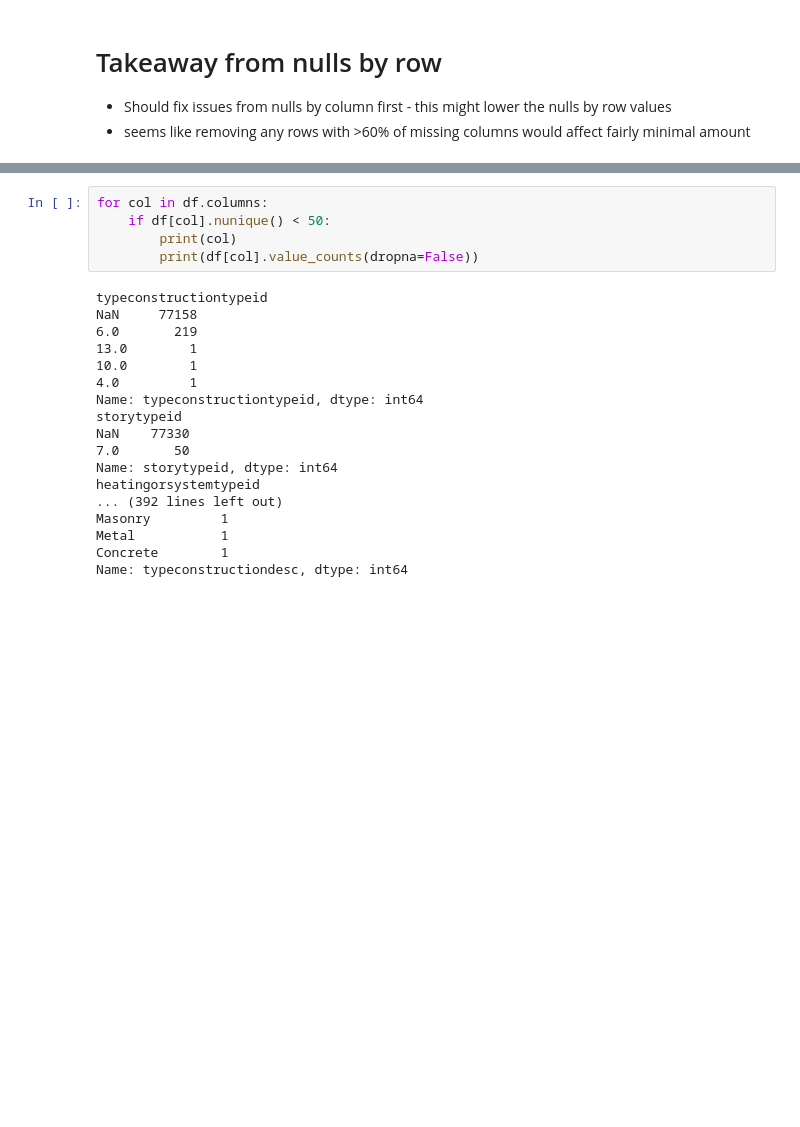
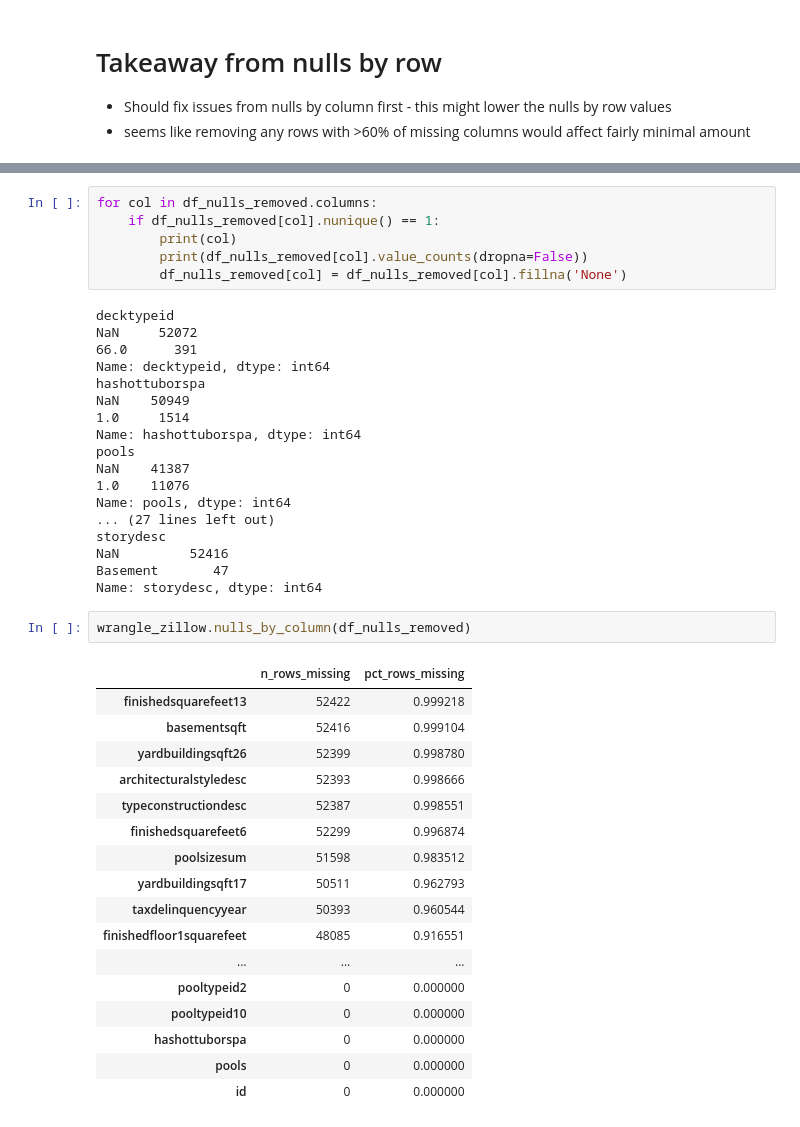
Before and after one commit to jesse-d-marder/clustering-exercises, a Jupyter notebook: zillow.ipynb, the cells around one changed output, grey strips where cells are left out. Drawn from its saved outputs; the diff is of its cells as text; blank space fills up the shorter version.

```diff
--- a/zillow.ipynb
+++ b/zillow.ipynb
@@ -97,23 +165,44 @@ wrangle_zillow.nulls_by_row(df)
 # %%
-for col in df.columns:
-    if df[col].nunique() < 50:
+for col in df_nulls_removed.columns:
+    if df_nulls_removed[col].nunique() == 1:
         print(col)
-        print(df[col].value_counts(dropna=False))
+        print(df_nulls_removed[col].value_counts(dropna=False))
+        df_nulls_removed[col] = df_nulls_removed[col].fillna('None')
 # %% [output]
-typeconstructiontypeid
-NaN     77158
-6.0       219
-13.0        1
-10.0        1
-4.0         1
-Name: typeconstructiontypeid, dtype: int64
-storytypeid
-NaN    77330
-7.0       50
-Name: storytypeid, dtype: int64
-heatingorsystemtypeid
-... (392 lines left out)
-Masonry         1
-Metal           1
-Concrete        1
-Name: typeconstructiondesc, dtype: int64
+decktypeid
+NaN     52072
+66.0      391
+Name: decktypeid, dtype: int64
+hashottuborspa
+NaN    50949
+1.0     1514
+Name: hashottuborspa, dtype: int64
+pools
+NaN    41387
+1.0    11076
+Name: pools, dtype: int64
+... (27 lines left out)
+storydesc
+NaN         52416
+Basement       47
+Name: storydesc, dtype: int64
+# %%
+wrangle_zillow.nulls_by_column(df_nulls_removed)
+# %% [output]
+|  | n_rows_missing | pct_rows_missing |
+| finishedsquarefeet13 | 52422 | 0.999218 |
+| basementsqft | 52416 | 0.999104 |
+| yardbuildingsqft26 | 52399 | 0.998780 |
+| architecturalstyledesc | 52393 | 0.998666 |
+| typeconstructiondesc | 52387 | 0.998551 |
+| finishedsquarefeet6 | 52299 | 0.996874 |
+| poolsizesum | 51598 | 0.983512 |
+| yardbuildingsqft17 | 50511 | 0.962793 |
+| taxdelinquencyyear | 50393 | 0.960544 |
+| finishedfloor1squarefeet | 48085 | 0.916551 |
+| ... | ... | ... |
+| pooltypeid2 | 0 | 0.000000 |
+| pooltypeid10 | 0 | 0.000000 |
+| hashottuborspa | 0 | 0.000000 |
+| pools | 0 | 0.000000 |
+| id | 0 | 0.000000 |
```
Also changed, not shown: parts of 22 cells of this notebook, 1 other file.
